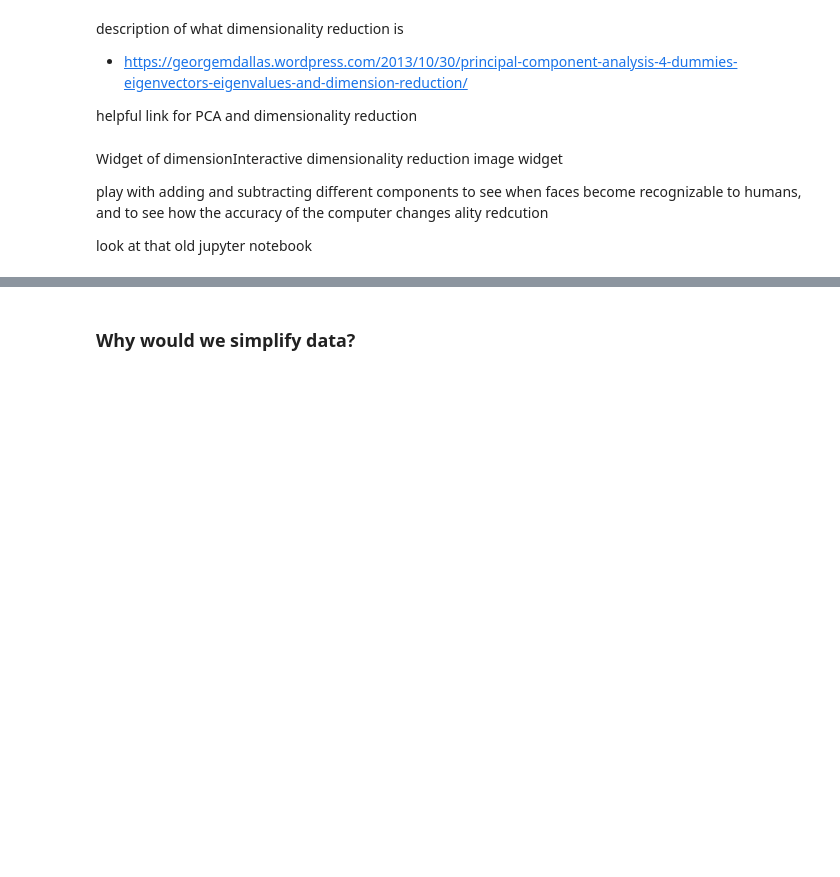
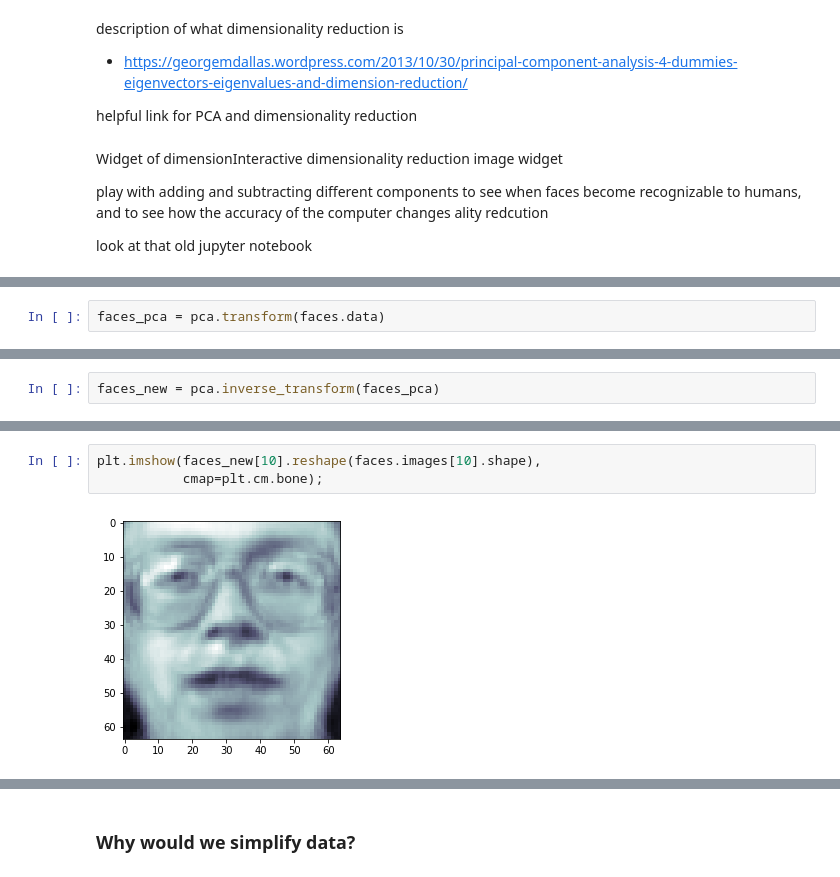
Before and after one commit to ds-modules/COGSCI-1, a Jupyter notebook: cogsci1_notebook.ipynb, the cells around one changed output, grey strips where cells are left out. Saved outputs shown, nothing was run; the diff lists cells and outputs as text; blank space fills up the shorter version.

```diff
--- a/cogsci1_notebook.ipynb
+++ b/cogsci1_notebook.ipynb
@@ -189,0 +248,2 @@ look at that old jupyter notebook
+# %%
+faces_pca = pca.transform(faces.data)
@@ -189,0 +254,2 @@ look at that old jupyter notebook
+# %%
+faces_new = pca.inverse_transform(faces_pca)
@@ -189,0 +260,5 @@ look at that old jupyter notebook
+# %%
+plt.imshow(faces_new[10].reshape(faces.images[10].shape),
+           cmap=plt.cm.bone);
+# %% [output]
+[figure, added]
```
Also changed, not shown: parts of 24 cells of this notebook.
